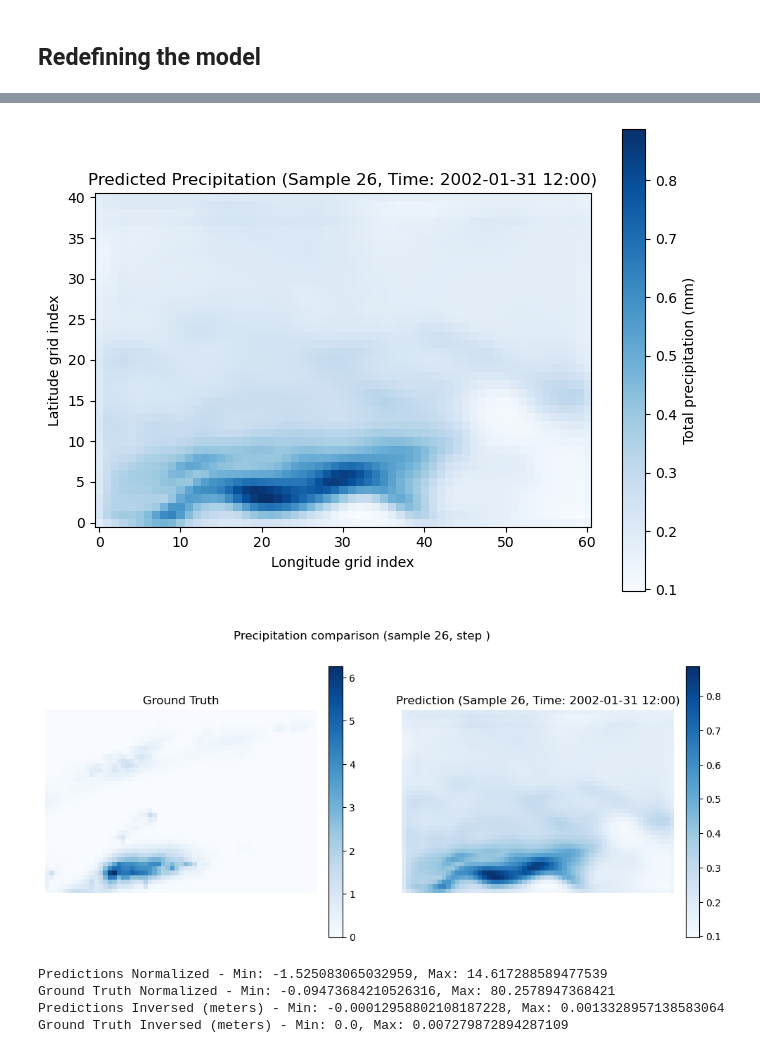
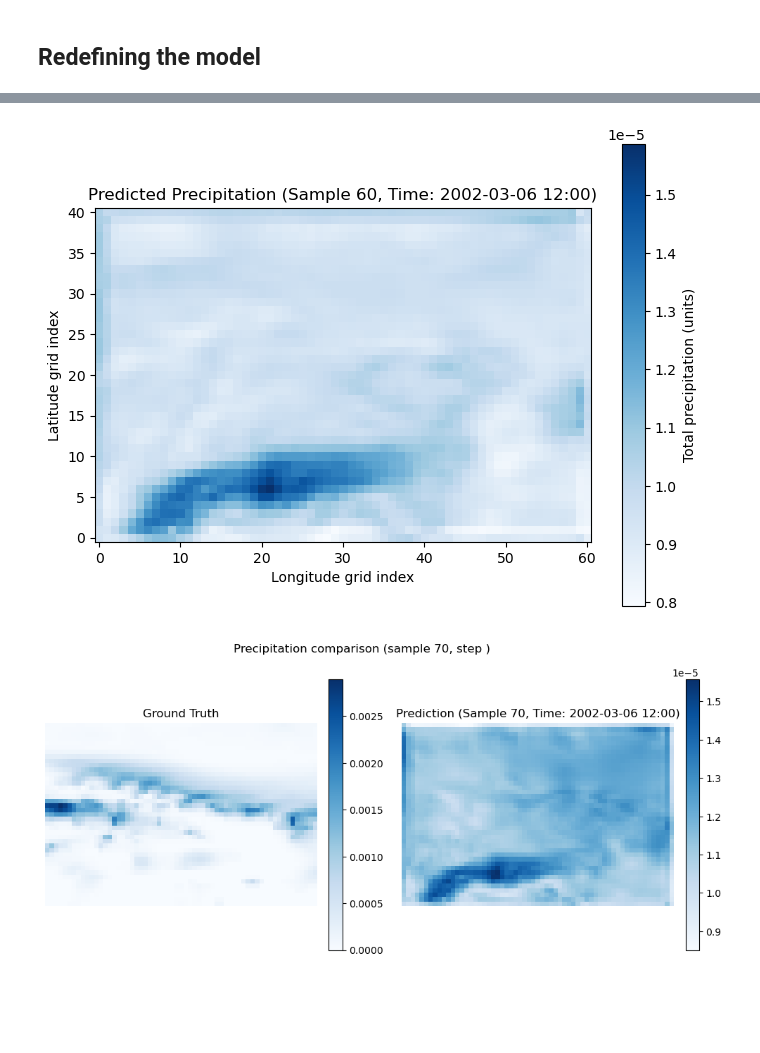
Before and after one commit to ahmedsha1kh/desert-green-AI, a Jupyter notebook: demo3.ipynb, the cells around one changed output, grey strips where cells are left out. Cells and saved outputs as stored; diff of their text form; code cells hidden in the pictures; blank space fills up the shorter version.

```diff
--- a/demo3.ipynb
+++ b/demo3.ipynb
@@ -320,7 +320,7 @@ tp_col_idx = feature_names.index('tp')
 # - `n_steps_in`: how many past time steps to use as input
 # - `n_steps_out`: how many future time steps to predict (for rainfall, often 1)
 
-n_steps_in = 3  # Example: Use the past 3 time steps (e.g., 3 days if data is daily)
+n_steps_in = 5  # Example: Use the past 5 time steps (e.g., 5 days if data is daily)
 n_steps_out = 1 # Example: Predict the next 1 time step (e.g., next day's rainfall)
 
 def create_sequences(data, n_steps_in, n_steps_out, tp_idx):
@@ -661,7 +661,7 @@ n_output_features = num_lat * num_lon # This parameter isn't directly used in th
 # Re-define your model architecture to exactly match the original summary
 model = Sequential([
     # First ConvLSTM2D block
-    ConvLSTM2D(filters=64, kernel_size=(5, 5), activation='relu',
+    ConvLSTM2D(filters=64, kernel_size=(3, 3), activation='relu',
                input_shape=(n_steps_in, num_lat, num_lon, num_channels), # Note: input_shape is (timesteps, rows, cols, channels)
                padding='same', return_sequences=True, name='conv_lstm2d_6'),
     BatchNormalization(name='batch_normalization_6'),
@@ -735,73 +709,56 @@ import matplotlib.pyplot as plt
 import numpy as np
 
 # Select sample index to plot
-sample_idx = 26
+sample_idx = 60
 
 timestamp = all_times[sample_idx +n_steps_in -1]
 
-pred_to_plot = pred_rainfall_mm[sample_idx]  # shape (lat, lon)
+pred_to_plot = preds_inversed[sample_idx]  # shape (lat, lon)
 
 plt.figure(figsize=(8, 6))
 
 
 plt.imshow(pred_to_plot, origin='lower', cmap='Blues')
-plt.colorbar(label='Total precipitation (mm)')
+plt.colorbar(label='Total precipitation (units)')
 plt.title(f'Predicted Precipitation (Sample {sample_idx}, Time: {pd.to_datetime(timestamp).strftime("%Y-%m-%d %H:%M")})')
 plt.xlabel('Longitude grid index')
 plt.ylabel('Latitude grid index')
 plt.show()
 # %% [output]
-[figure, old version]
+[figure, new version]
 # %%
 y_test_reshaped = y_test_normalized.reshape(y_test_normalized.shape[0], num_lat * num_lon)
 y_test_inversed = scaler_y.inverse_transform(y_test_reshaped)
 y_test_inversed = y_test_inversed.reshape(y_test_normalized.shape[0], num_lat, num_lon)
 
-# NEW: Convert y_test_inversed to millimeters and handle negatives
-true_rainfall_mm = y_test_inversed * 1000
-true_rainfall_mm[true_rainfall_mm < 0] = 0
-
 import matplotlib.pyplot as plt
 
+sample_idx = 70  # Which test sample to visualize
+time_step = 0   # Which time step to visualize (if multiple)
+
 if n_steps_out == 1:
-    pred_to_plot = pred_rainfall_mm[sample_idx]
-    true_to_plot = true_rainfall_mm[sample_idx]
+    pred_to_plot = preds_inversed[sample_idx]
+    true_to_plot = y_test_inversed[sample_idx]
 else:
-    pred_to_plot = pred_rainfall_mm[sample_idx, time_step]
-    true_to_plot = true_rainfall_mm[sample_idx, time_step]
+    pred_to_plot = preds_inversed[sample_idx, time_step]
+    true_to_plot = y_test_inversed[sample_idx, time_step]
 
 fig, axes = plt.subplots(1, 2, figsize=(12, 5))
 
 im1 = axes[0].imshow(true_to_plot, origin='lower', cmap='Blues')
 axes[0].set_title('Ground Truth')
 axes[0].axis('off')
 fig.colorbar(im1, ax=axes[0], fraction=0.046, pad=0.04)
 
 im2 = axes[1].imshow(pred_to_plot, origin='lower', cmap='Blues')
 axes[1].set_title(f'Prediction (Sample {sample_idx}, Time: {pd.to_datetime(timestamp).strftime("%Y-%m-%d %H:%M")})')
 axes[1].axis('off')
 fig.colorbar(im2, ax=axes[1], fraction=0.046, pad=0.04)
 
 plt.suptitle(f'Precipitation comparison (sample {sample_idx}, step {time_step if n_steps_out > 1 else ""})')
 plt.show()
-
-# In the cell where predictions_normalized is available:
-print(f"Predictions Normalized - Min: {predictions_normalized.min()}, Max: {predictions_normalized.max()}")
-
-# In the cell where y_test_normalized is available:
-print(f"Ground Truth Normalized - Min: {y_test_normalized.min()}, Max: {y_test_normalized.max()}")
-
-# In the cell with pred_rainfall_mm (before the * 1000 line):
-print(f"Predictions Inversed (meters) - Min: {preds_inversed.min()}, Max: {preds_inversed.max()}")
-
-# In the cell with true_rainfall_mm (before the * 1000 line):
-print(f"Ground Truth Inversed (meters) - Min: {y_test_inversed.min()}, Max: {y_test_inversed.max()}")
 # %% [output]
-[figure, old version]
+[figure, new version]
-Predictions Normalized - Min: -1.525083065032959, Max: 14.617288589477539
-Ground Truth Normalized - Min: -0.09473684210526316, Max: 80.2578947368421
-Predictions Inversed (meters) - Min: -0.00012958802108187228, Max: 0.0013328957138583064
-Ground Truth Inversed (meters) - Min: 0.0, Max: 0.007279872894287109
 # %%
 error_map = pred_to_plot - true_to_plot
 
```
Also changed, not shown: parts of 9 cells of this notebook.
